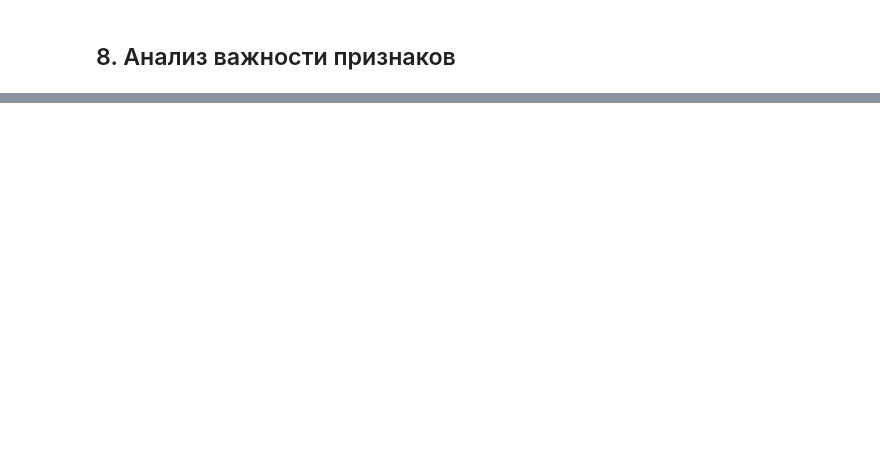
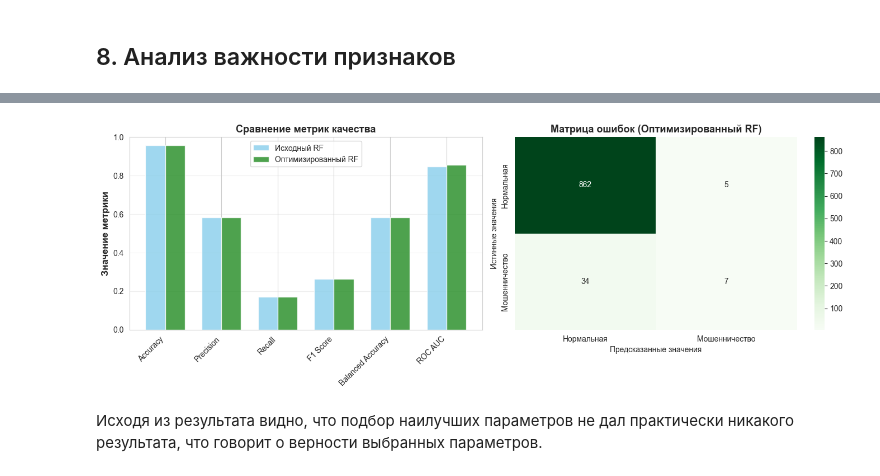
Before and after one commit to Vanya-sem/VVAD, a Jupyter notebook: ЛР5_Семенов_8.ipynb, the cells around one changed output, grey strips where cells are left out. Saved outputs shown, nothing was run; the diff lists cells and outputs as text; code cells hidden in the pictures; blank space fills up the shorter version.

```diff
--- a/ЛР5_Семенов_8.ipynb
+++ b/ЛР5_Семенов_8.ipynb
@@ -620,0 +636,75 @@ plt.show()
+# %%
+from sklearn.model_selection import GridSearchCV
+import warnings
+warnings.filterwarnings('ignore')
+
+print('ЗАДАНИЕ 10 - ПОДБОР ОПТИМАЛЬНЫХ ПАРАМЕТРОВ С ПОМОЩЬЮ GridSearchCV')
+param_grid = {
+    'n_estimators': [50, 100, 200],
+    'max_depth': [5, 10, 15, 20],
+    'min_samples_split': [2, 5, 10],
+    'min_samples_leaf': [1, 2, 4],
+    'max_features': ['sqrt', 'log2']
+}
+
+for param, values in param_grid.items():
+    print(f'  {param}: {values}')
+print(f'\nОбщее количество комбинаций: {3*4*3*3*2} параметров')
+grid_search = GridSearchCV(
+    estimator=RandomForestClassifier(random_state=42),
+    param_grid=param_grid,
+    cv=5,
+    scoring='f1',
+    n_jobs=-1,
+    verbose=1
+)
+
+print('\nЗапуск GridSearchCV (это может занять некоторое время)...')
+grid_search.fit(X_train_scaled.values, y_train.values)
+print('РЕЗУЛЬТАТЫ GridSearchCV')
+print(f'\nЛучшие параметры: {grid_search.best_params_}')
+print(f'Лучший F1-score (на кросс-валидации): {grid_search.best_score_:.4f}')
+
+rf_optimized = grid_search.best_estimator_
+rf_optimized.fit(X_train_scaled, y_train)
+rf_optimized_pred = rf_optimized.predict(X_test_scaled)
+rf_optimized_proba = rf_optimized.predict_proba(X_test_scaled)[:, 1]
+rf_optimized_metrics = calculate_metrics(y_test, rf_optimized_pred, rf_optimized_proba)
+
+print('СРАВНЕНИЕ КАЧЕСТВА МОДЕЛЕЙ: ИСХОДНАЯ vs ОПТИМИЗИРОВАННАЯ')
+comparison_rf = pd.DataFrame({
+    'Исходный RF': models_results['RandomForest'],
+    'Оптимизированный RF': rf_optimized_metrics
+})
+print('\n', comparison_rf.round(4))
+fig, axes = plt.subplots(1, 2, figsize=(14, 5))
+
+metrics = ['Accuracy', 'Precision', 'Recall', 'F1 Score', 'Balanced Accuracy', 'ROC AUC']
+x_pos = range(len(metrics))
+original_values = [models_results['RandomForest'].get(m, 0) for m in metrics]
+optimized_values = [rf_optimized_metrics.get(m, 0) for m in metrics]
+
+width = 0.35
+axes[0].bar([p - width/2 for p in x_pos], original_values, width,
+            label='Исходный RF', color='skyblue', alpha=0.8)
+axes[0].bar([p + width/2 for p in x_pos], optimized_values, width,
+            label='Оптимизированный RF', color='forestgreen', alpha=0.8)
+axes[0].set_ylabel('Значение метрики', fontsize=12, fontweight='bold')
+axes[0].set_title('Сравнение метрик качества', fontsize=13, fontweight='bold')
+axes[0].set_xticks(x_pos)
+axes[0].set_xticklabels(metrics, rotation=45, ha='right')
+axes[0].legend()
+axes[0].grid(True, alpha=0.3, axis='y')
+axes[0].set_ylim([0, 1])
+
+rf_optimized_cm = confusion_matrix(y_test, rf_optimized_pred)
+sns.heatmap(rf_optimized_cm, annot=True, fmt='d', cmap='Greens', ax=axes[1], cbar=True)
+axes[1].set_title('Матрица ошибок (Оптимизированный RF)', fontsize=13, fontweight='bold')
+axes[1].set_xlabel('Предсказанные значения')
+axes[1].set_ylabel('Истинные значения')
+axes[1].set_xticklabels(['Нормальная', 'Мошенничество'])
+axes[1].set_yticklabels(['Нормальная', 'Мошенничество'])
+
+plt.tight_layout()
+plt.show()
+# %% [output]
@@ -620,0 +728,3 @@ plt.show()
+[figure, added]
+# %% [markdown]
+Исходя из результата видно, что подбор наилучших параметров не дал практически никакого результата, что говорит о верности выбранных параметров.
```
Also changed, not shown: parts of 30 cells of this notebook.
